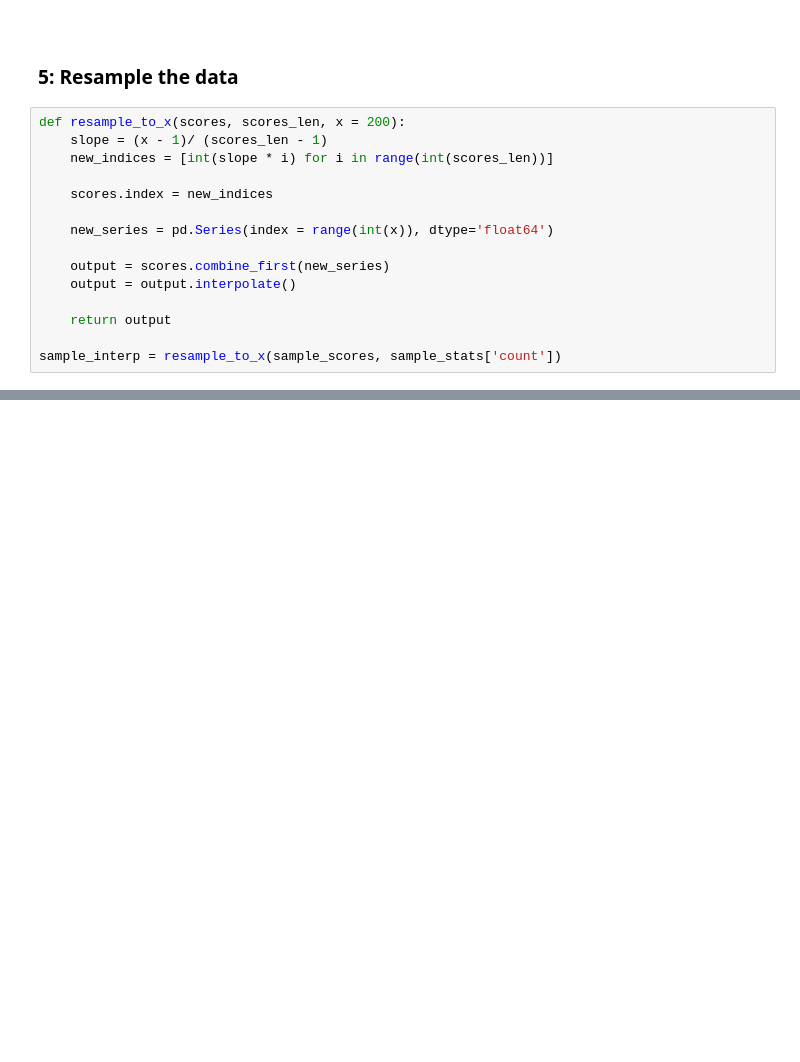
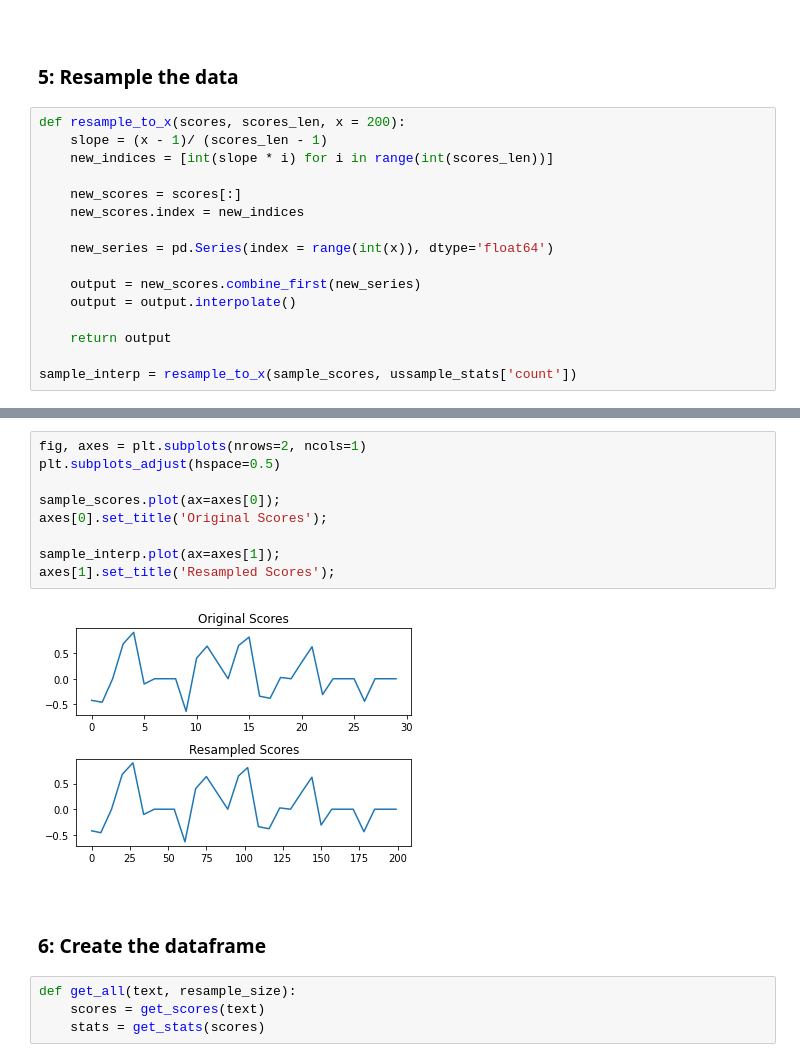
Before and after one commit to emielsteegh/Fighting_Fake_News, a Jupyter notebook: labs/lab04-sentiment_pre-processing.ipynb, the cells around one changed output, grey strips where cells are left out. Drawn from its saved outputs; the diff is of its cells as text; blank space fills up the shorter version.

```diff
--- a/labs/lab04-sentiment_pre-processing.ipynb
+++ b/labs/lab04-sentiment_pre-processing.ipynb
@@ -131,13 +131,14 @@ def resample_to_x(scores, scores_len, x = 200):
     slope = (x - 1)/ (scores_len - 1)
     new_indices = [int(slope * i) for i in range(int(scores_len))]
 
-    scores.index = new_indices
+    new_scores = scores[:]
+    new_scores.index = new_indices
 
     new_series = pd.Series(index = range(int(x)), dtype='float64')
 
-    output = scores.combine_first(new_series)
+    output = new_scores.combine_first(new_series)
     output = output.interpolate()
 
     return output
 
-sample_interp = resample_to_x(sample_scores, sample_stats['count'])
+sample_interp = resample_to_x(sample_scores, ussample_stats['count'])
@@ -148,0 +145,19 @@ IndexError: too many indices for array: array is 1-dimensional, but 2 were index
+# %%
+fig, axes = plt.subplots(nrows=2, ncols=1)
+plt.subplots_adjust(hspace=0.5)
+
+sample_scores.plot(ax=axes[0]);
+axes[0].set_title('Original Scores');
+
+sample_interp.plot(ax=axes[1]);
+axes[1].set_title('Resampled Scores');
+# %% [output]
+[figure, added]
+# %% [markdown]
+<br>
+
+### 6: Create the dataframe <a class="anchor" id="chapter6"></a>
+# %%
+def get_all(text, resample_size):
+    scores = get_scores(text)
+    stats = get_stats(scores)
```
Also changed, not shown: parts of 2 cells of this notebook, 1 other file.
